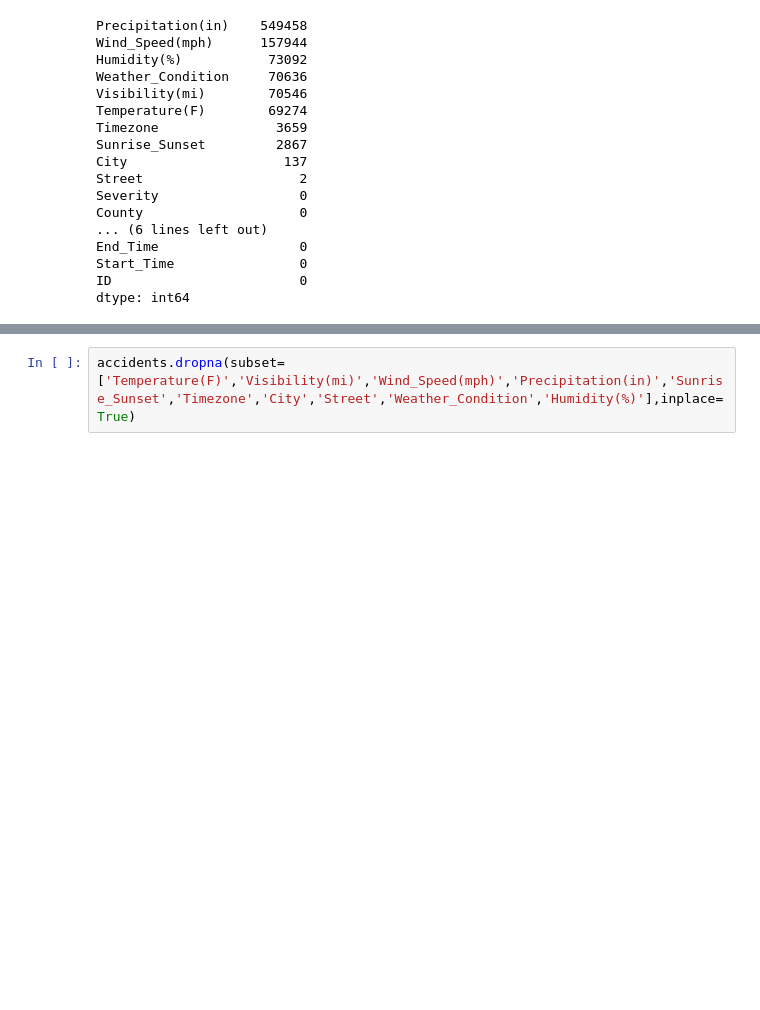
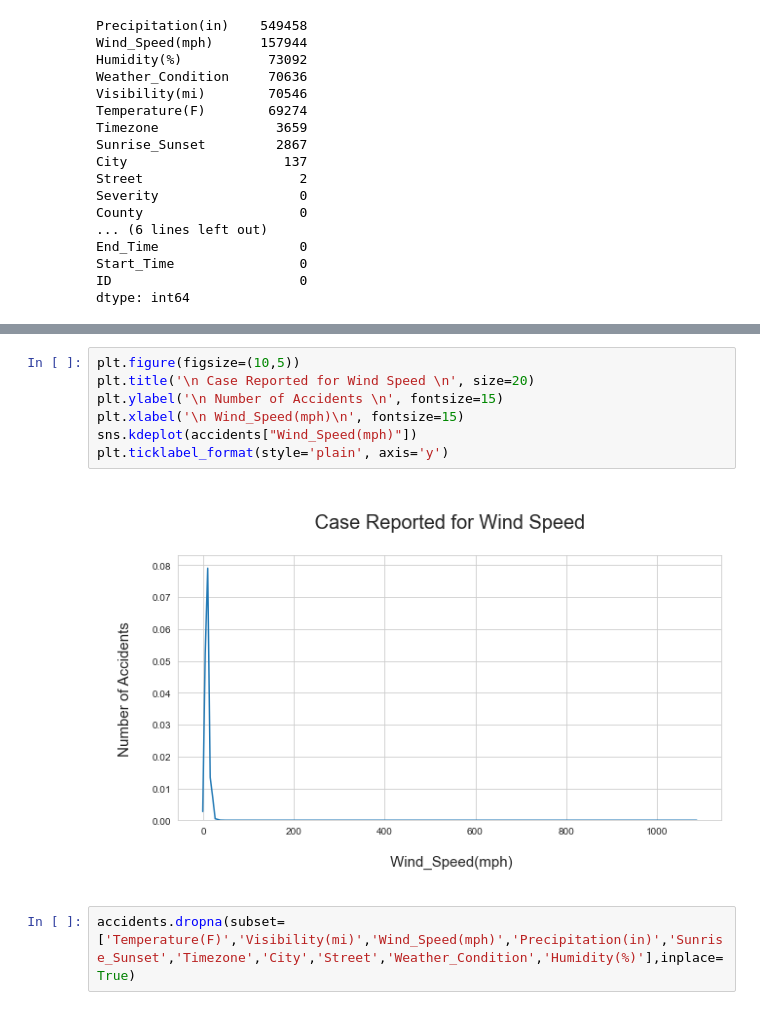
Before and after one commit to NikosKefalas/Car-Accidents-EDA, a Jupyter notebook: Analysis/Car Accident Analysis.ipynb, the cells around one changed output, grey strips where cells are left out. Drawn from its saved outputs; the diff is of its cells as text; blank space fills up the shorter version.

```diff
--- a/Analysis/Car Accident Analysis.ipynb
+++ b/Analysis/Car Accident Analysis.ipynb
@@ -213,3 +225,12 @@ sns.kdeplot(x=accidents['Temperature(F)'])
+# %%
+plt.figure(figsize=(10,5))
+plt.title('\n Case Reported for Wind Speed \n', size=20)
+plt.ylabel('\n Number of Accidents \n', fontsize=15)
+plt.xlabel('\n Wind_Speed(mph)\n', fontsize=15)
+sns.kdeplot(accidents["Wind_Speed(mph)"])
+plt.ticklabel_format(style='plain', axis='y')
+# %% [output]
+[figure, added]
 # %%
 accidents.dropna(subset=['Temperature(F)','Visibility(mi)','Wind_Speed(mph)','Precipitation(in)','Sunrise_Sunset','Timezone','City','Street','Weather_Condition','Humidity(%)'],inplace=True)
 # %%
```
Also changed, not shown: parts of 21 cells of this notebook.
